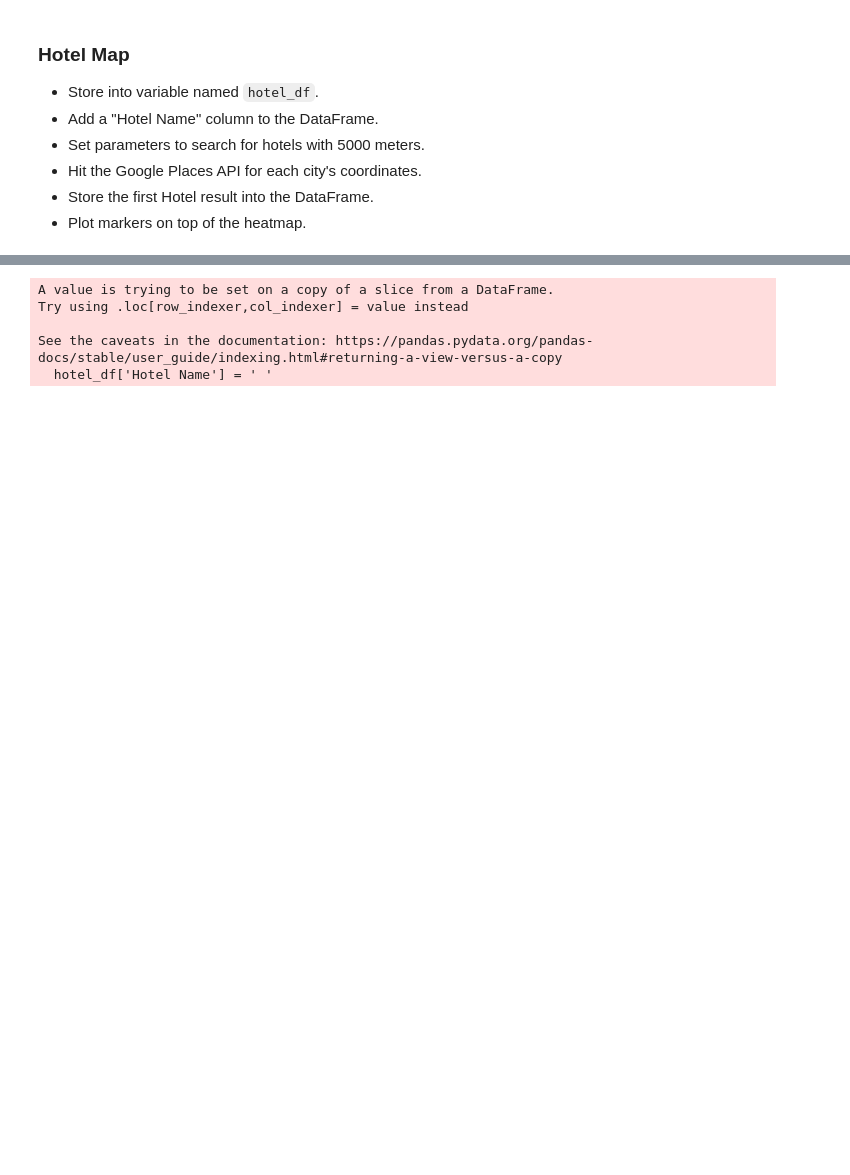
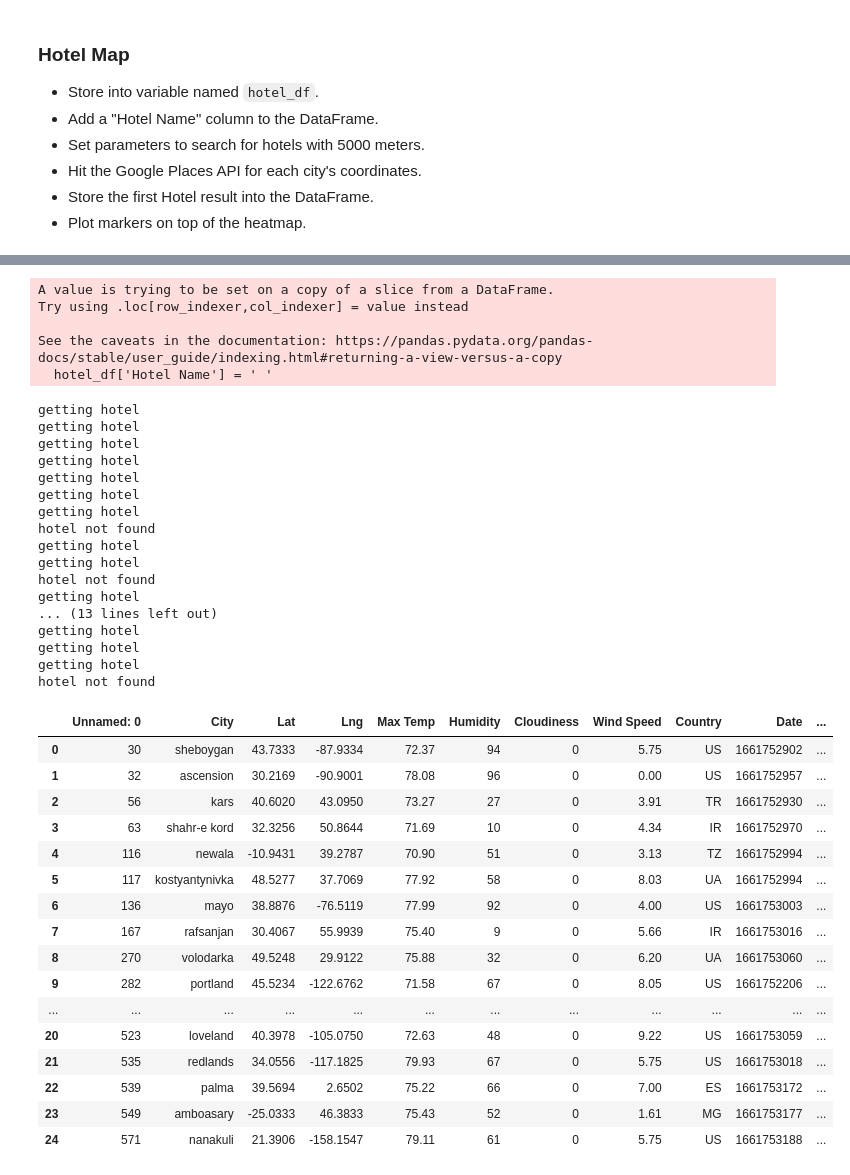
Before and after one commit to dabidma/python-api-challenge, a Jupyter notebook: WeatherPy/VacationPy.ipynb, the cells around one changed output, grey strips where cells are left out. Cells and saved outputs as stored; diff of their text form; code cells hidden in the pictures; blank space fills up the shorter version.

```diff
--- a/WeatherPy/VacationPy.ipynb
+++ b/WeatherPy/VacationPy.ipynb
@@ -117,24 +128,83 @@ hotel_df.drop('Unnamed: 0', axis=1)
 # %%
 #add hotel name column
 hotel_df['Hotel Name'] = ' '
                 #hotel_df
 #link for api info search note to self
 # https://developers.google.com/maps/documentation/javascript/places#find_place_from_query
 # https://googlemaps.github.io/google-maps-services-python/docs/
 url = 'https://maps.googleapis.com/maps/api/place/nearbysearch/json'
 
 #create parameters
-parameters = {"radius": 5000, "rankby": "prominence",
-              "types": "lodging", "keyword": "hotel", "key": g_key}
+params = {"radius": 5000, "types": "lodging",
+          "keyword": "hotel", "key": g_key}
 
 #loop through data frame to grab nearby hotel info using iterrows
 for i, j in hotel_df.iterrows():
+    #get locations
+    lats = j['Lat']
+    lngs = j['Lng']
+
+    #add the location into the parameters created above
+    params['location'] = f'{lats},{lngs}'
+
+    #build url
+    response = requests.get(url, params= params).json()
+    #print(json.dumps(response, indent=4, sort_keys=True))
+
+    result = response['results']
+    # print(json.dumps(result[0], indent=4, sort_keys=True))
+    # print(json.dumps(result[0]['name'], indent=4, sort_keys=True))
+    # break
+
+    #try to get hotel if in the area | except if it doesnt have any nearby
+    try:
+        print('getting hotel')
+        hotel_df.loc[i, 'Hotel Name'] = result[0]['name']
+    except:
+        print('hotel not found')
+
+
+hotel_df
 # %% [output]
 A value is trying to be set on a copy of a slice from a DataFrame.
 Try using .loc[row_indexer,col_indexer] = value instead
 
 See the caveats in the documentation: https://pandas.pydata.org/pandas-docs/stable/user_guide/indexing.html#returning-a-view-versus-a-copy
   hotel_df['Hotel Name'] = ' '
+getting hotel
+getting hotel
+getting hotel
+getting hotel
+getting hotel
+getting hotel
+getting hotel
+hotel not found
+getting hotel
+getting hotel
+hotel not found
+getting hotel
+... (13 lines left out)
+getting hotel
+getting hotel
+getting hotel
+hotel not found
+|  | Unnamed: 0 | City | Lat | Lng | Max Temp | Humidity | Cloudiness | Wind Speed | Country | Date | ... |
+| 0 | 30 | sheboygan | 43.7333 | -87.9334 | 72.37 | 94 | 0 | 5.75 | US | 1661752902 | ... |
+| 1 | 32 | ascension | 30.2169 | -90.9001 | 78.08 | 96 | 0 | 0.00 | US | 1661752957 | ... |
+| 2 | 56 | kars | 40.6020 | 43.0950 | 73.27 | 27 | 0 | 3.91 | TR | 1661752930 | ... |
+| 3 | 63 | shahr-e kord | 32.3256 | 50.8644 | 71.69 | 10 | 0 | 4.34 | IR | 1661752970 | ... |
+| 4 | 116 | newala | -10.9431 | 39.2787 | 70.90 | 51 | 0 | 3.13 | TZ | 1661752994 | ... |
+| 5 | 117 | kostyantynivka | 48.5277 | 37.7069 | 77.92 | 58 | 0 | 8.03 | UA | 1661752994 | ... |
+| 6 | 136 | mayo | 38.8876 | -76.5119 | 77.99 | 92 | 0 | 4.00 | US | 1661753003 | ... |
+| 7 | 167 | rafsanjan | 30.4067 | 55.9939 | 75.40 | 9 | 0 | 5.66 | IR | 1661753016 | ... |
+| 8 | 270 | volodarka | 49.5248 | 29.9122 | 75.88 | 32 | 0 | 6.20 | UA | 1661753060 | ... |
+| 9 | 282 | portland | 45.5234 | -122.6762 | 71.58 | 67 | 0 | 8.05 | US | 1661752206 | ... |
+| ... | ... | ... | ... | ... | ... | ... | ... | ... | ... | ... | ... |
+| 20 | 523 | loveland | 40.3978 | -105.0750 | 72.63 | 48 | 0 | 9.22 | US | 1661753059 | ... |
+| 21 | 535 | redlands | 34.0556 | -117.1825 | 79.93 | 67 | 0 | 5.75 | US | 1661753018 | ... |
+| 22 | 539 | palma | 39.5694 | 2.6502 | 75.22 | 66 | 0 | 7.00 | ES | 1661753172 | ... |
+| 23 | 549 | amboasary | -25.0333 | 46.3833 | 75.43 | 52 | 0 | 1.61 | MG | 1661753177 | ... |
+| 24 | 571 | nanakuli | 21.3906 | -158.1547 | 79.11 | 61 | 0 | 5.75 | US | 1661753188 | ... |
 # %%
 # NOTE: Do not change any of the code in this cell
 
```
Also changed, not shown: parts of 5 cells of this notebook.
